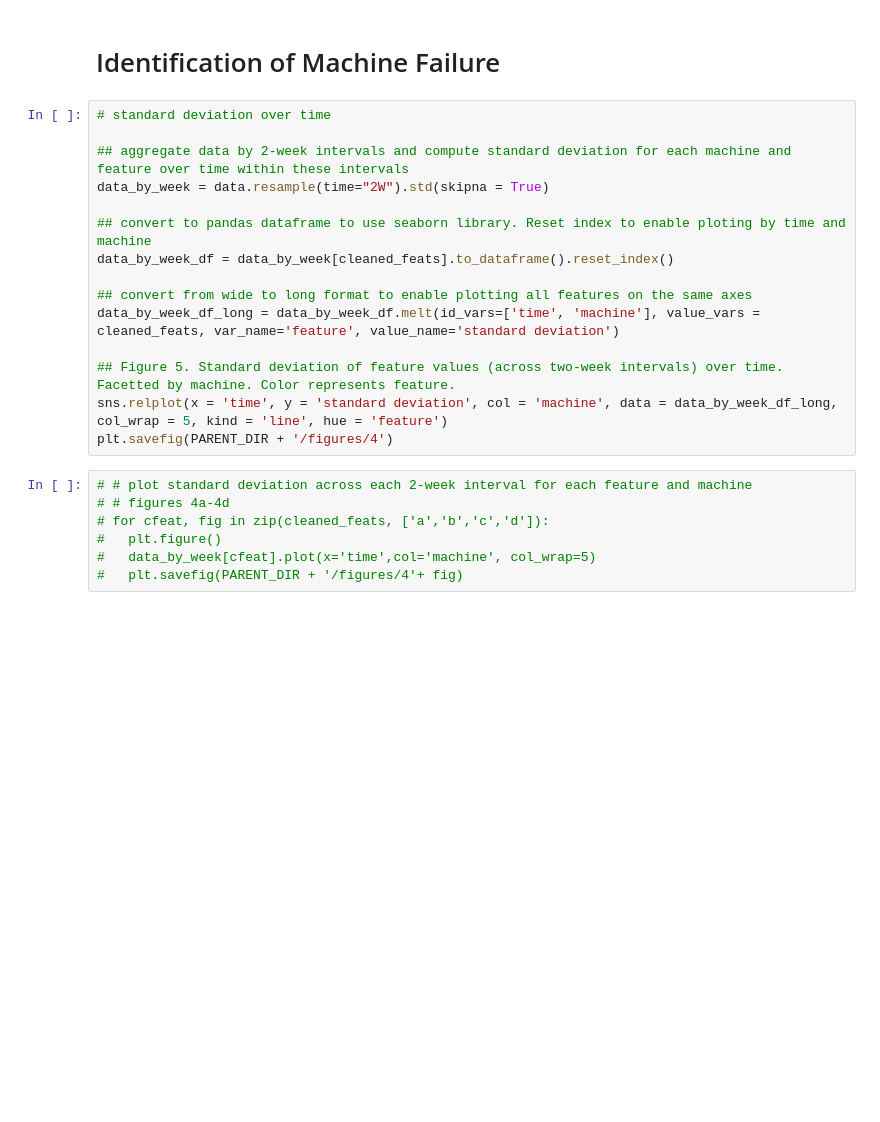
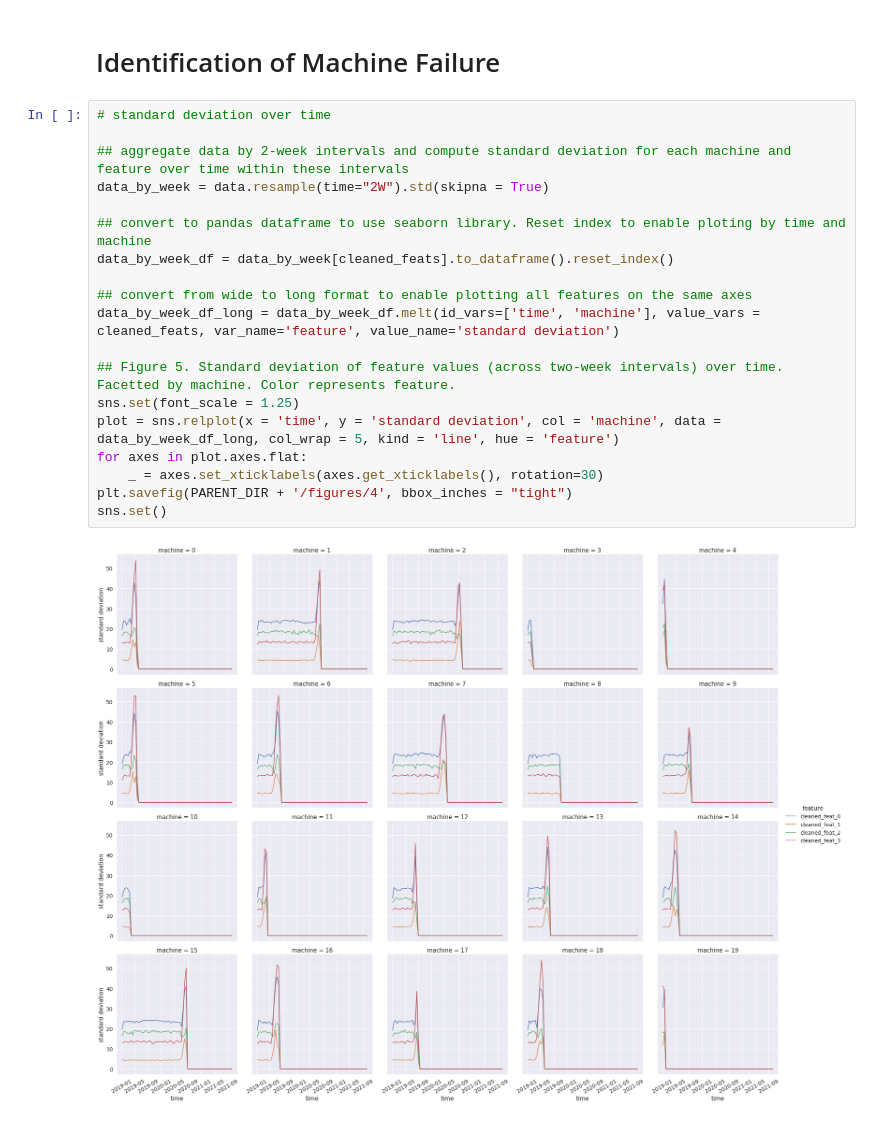
Before and after one commit to ninakc/tagup, a Jupyter notebook: data_engineering_exercise.ipynb, the cells around one changed output. Cells and saved outputs as stored; diff of their text form; blank space fills up the shorter version.

```diff
--- a/data_engineering_exercise.ipynb
+++ b/data_engineering_exercise.ipynb
@@ -192,25 +209,24 @@ summary_stats.to_csv(PARENT_DIR + 'summary_stats.csv')
 # %%
 # standard deviation over time
 
 ## aggregate data by 2-week intervals and compute standard deviation for each machine and feature over time within these intervals
 data_by_week = data.resample(time="2W").std(skipna = True)
 
 ## convert to pandas dataframe to use seaborn library. Reset index to enable ploting by time and machine
 data_by_week_df = data_by_week[cleaned_feats].to_dataframe().reset_index()
 
 ## convert from wide to long format to enable plotting all features on the same axes
 data_by_week_df_long = data_by_week_df.melt(id_vars=['time', 'machine'], value_vars = cleaned_feats, var_name='feature', value_name='standard deviation')
 
 ## Figure 5. Standard deviation of feature values (across two-week intervals) over time. Facetted by machine. Color represents feature.
-sns.relplot(x = 'time', y = 'standard deviation', col = 'machine', data = data_by_week_df_long, col_wrap = 5, kind = 'line', hue = 'feature')
-plt.savefig(PARENT_DIR + '/figures/4')
+sns.set(font_scale = 1.25)
+plot = sns.relplot(x = 'time', y = 'standard deviation', col = 'machine', data = data_by_week_df_long, col_wrap = 5, kind = 'line', hue = 'feature')
+for axes in plot.axes.flat:
+    _ = axes.set_xticklabels(axes.get_xticklabels(), rotation=30)
+plt.savefig(PARENT_DIR + '/figures/4', bbox_inches = "tight")
+sns.set()
+# %% [output]
+[figure, added]
-# %%
-# # plot standard deviation across each 2-week interval for each feature and machine
-# # figures 4a-4d
-# for cfeat, fig in zip(cleaned_feats, ['a','b','c','d']):
-#   plt.figure()
-#   data_by_week[cfeat].plot(x='time',col='machine', col_wrap=5)
-#   plt.savefig(PARENT_DIR + '/figures/4'+ fig)
 # %%
 # Determine "mode" of each machine
 
```
Also changed, not shown: parts of 11 cells of this notebook.
